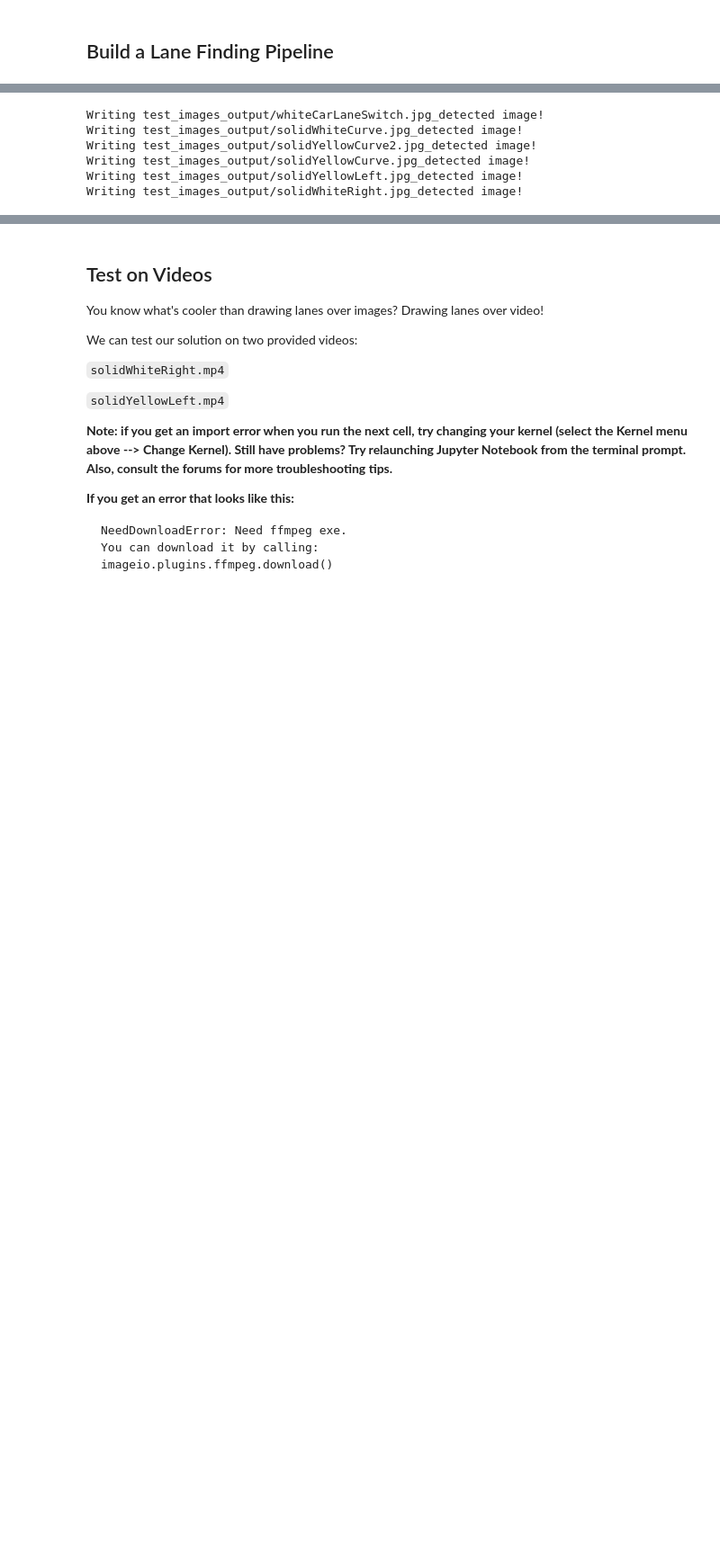
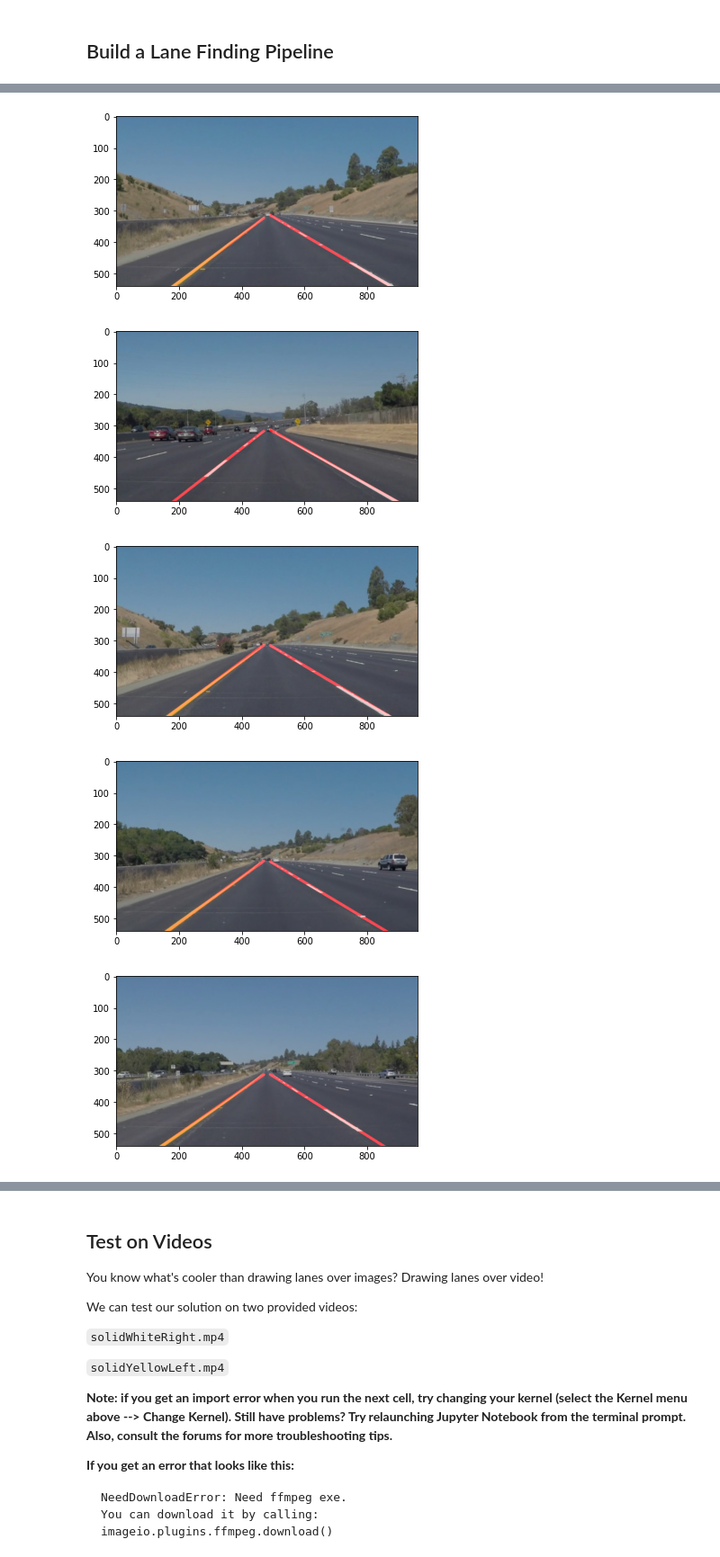
Before and after one commit to jbajic/CarND-LaneLines-P1, a Jupyter notebook: P1.ipynb, the cells around one changed output, grey strips where cells are left out. Shown at 90% size. Saved outputs shown, nothing was run; the diff lists cells and outputs as text; code cells hidden in the pictures; blank space fills up the shorter version.

```diff
--- a/P1.ipynb
+++ b/P1.ipynb
@@ -266,39 +314,37 @@ SyntaxError: invalid syntax (<ipython-input-36-7eff69c7b982>, line 1)
 # %%
 # TODO: Build your pipeline that will draw lane lines on the test_images
 # then save them to the test_images_output directory.
 test_images_output_dir = "test_images_output"
 if not os.path.exists(test_images_output_dir):
     os.makedirs(test_images_output_dir)
+
 for test_image_path in test_images:
     test_image = mpimg.imread(test_image_path)
     gray_image = grayscale(test_image)
-    edges = gaussian_blur(canny(gray_image, 50, 150), 3)
+    gaussian_image = gaussian_blur(gray_image, 3)
+    edges = canny(gaussian_image)
 
     max_y, max_x, _ = test_image.shape
 
-    vertices = np.array([[
-        [100, max_y],  # bottom left
-        [max_x, max_y],  # bottom right
-        [max_x / 2 + 10, max_y / 2 + 50],  # top right
-        [max_x / 2 - 10, max_y / 2 + 50],  # top left
-    ]], dtype=np.int32)
+    vertices = get_vertices(max_x, max_y)
     roi_image = region_of_interest(edges, vertices)
 
     rho = 1  # distance resolution in pixels of the Hough grid
     theta = np.pi / 180  # angular resolution in radians of the Hough grid
     threshold = 5  # minimum number of votes (intersections in Hough grid cell)
-    min_line_len = 40  # minimum number of pixels making up a line
-    max_line_gap = 10  # maximum gap in pixels between connectable line segments
+    min_line_len = 30  # minimum number of pixels making up a line
+    max_line_gap = 20  # maximum gap in pixels between connectable line segments
     hough_image = hough_lines(roi_image, rho, theta, threshold, min_line_len, max_line_gap)
 
     weighted_image = weighted_img(hough_image, test_image)
     output_path = os.path.join(test_images_output_dir, get_image_name(test_image_path + "_detected" + ".jpg"))
-    print(f"Writing {output_path} image!")
     cv2.imwrite(output_path, weighted_image)
+    plt.figure()
+    plt.imshow(weighted_image)
+plt.show()
 # %% [output]
-Writing test_images_output/whiteCarLaneSwitch.jpg_detected image!
-Writing test_images_output/solidWhiteCurve.jpg_detected image!
-Writing test_images_output/solidYellowCurve2.jpg_detected image!
-Writing test_images_output/solidYellowCurve.jpg_detected image!
-Writing test_images_output/solidYellowLeft.jpg_detected image!
-Writing test_images_output/solidWhiteRight.jpg_detected image!
+[figure, added]
+[figure, added]
+[figure, added]
+[figure, added]
+[figure, added]
```
Also changed, not shown: parts of 11 cells of this notebook, 14 other files.
